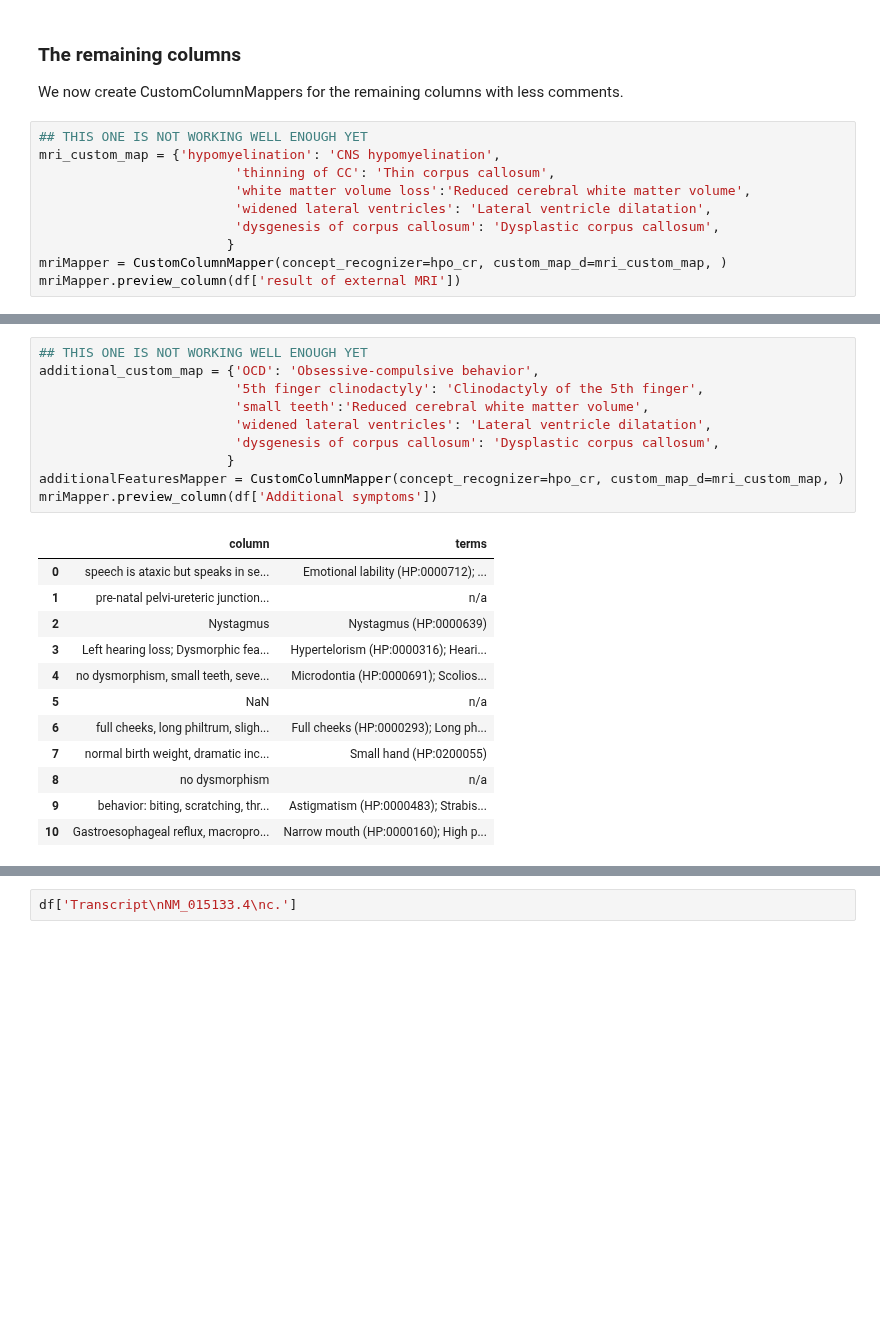
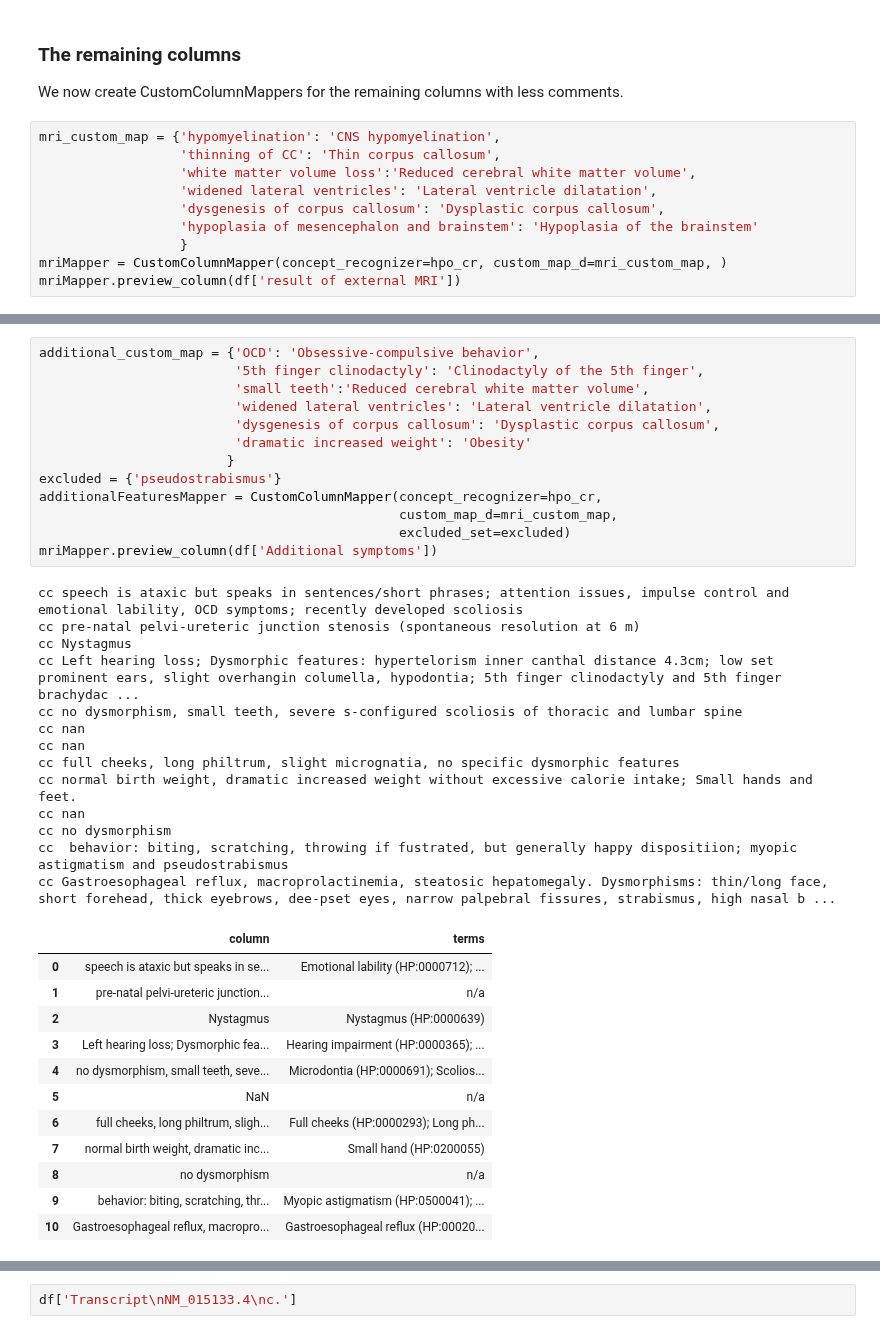
Before and after one commit to monarch-initiative/pyphetools, a Jupyter notebook: notebooks/Example_1_(rowwise_table)_MAPK8IP3.ipynb, the cells around one changed output, grey strips where cells are left out. Saved outputs shown, nothing was run; the diff lists cells and outputs as text; blank space fills up the shorter version.

```diff
--- a/notebooks/Example_1_(rowwise_table)_MAPK8IP3.ipynb
+++ b/notebooks/Example_1_(rowwise_table)_MAPK8IP3.ipynb
@@ -185,13 +227,13 @@ severityOfIdMapper.preview_column(df['severity of ID'])
 <h3>The remaining columns</h3>
 <p>We now create CustomColumnMappers for the remaining columns with less comments.</p>
 # %%
-## THIS ONE IS NOT WORKING WELL ENOUGH YET
 mri_custom_map = {'hypomyelination': 'CNS hypomyelination',
-                         'thinning of CC': 'Thin corpus callosum',
-                         'white matter volume loss':'Reduced cerebral white matter volume',
-                         'widened lateral ventricles': 'Lateral ventricle dilatation',
-                         'dysgenesis of corpus callosum': 'Dysplastic corpus callosum',
-                        }
+                  'thinning of CC': 'Thin corpus callosum',
+                  'white matter volume loss':'Reduced cerebral white matter volume',
+                  'widened lateral ventricles': 'Lateral ventricle dilatation',
+                  'dysgenesis of corpus callosum': 'Dysplastic corpus callosum',
+                  'hypoplasia of mesencephalon and brainstem': 'Hypoplasia of the brainstem'
+                  }
 mriMapper = CustomColumnMapper(concept_recognizer=hpo_cr, custom_map_d=mri_custom_map, )
 mriMapper.preview_column(df['result of external MRI'])
 # %% [output]
@@ -209,26 +266,42 @@ mriMapper.preview_column(df['result of external MRI'])
 | 10 | Enlargement of the posterior port... | n/a |
 # %%
-## THIS ONE IS NOT WORKING WELL ENOUGH YET
 additional_custom_map = {'OCD': 'Obsessive-compulsive behavior',
                          '5th finger clinodactyly': 'Clinodactyly of the 5th finger',
                          'small teeth':'Reduced cerebral white matter volume',
                          'widened lateral ventricles': 'Lateral ventricle dilatation',
                          'dysgenesis of corpus callosum': 'Dysplastic corpus callosum',
+                         'dramatic increased weight': 'Obesity'
                         }
-additionalFeaturesMapper = CustomColumnMapper(concept_recognizer=hpo_cr, custom_map_d=mri_custom_map, )
+excluded = {'pseudostrabismus'}
+additionalFeaturesMapper = CustomColumnMapper(concept_recognizer=hpo_cr,
+                                              custom_map_d=mri_custom_map,
+                                              excluded_set=excluded)
 mriMapper.preview_column(df['Additional symptoms'])
 # %% [output]
+cc speech is ataxic but speaks in sentences/short phrases; attention issues, impulse control and emotional lability, OCD symptoms; recently developed scoliosis
+cc pre-natal pelvi-ureteric junction stenosis (spontaneous resolution at 6 m)
+cc Nystagmus
+cc Left hearing loss; Dysmorphic features: hypertelorism inner canthal distance 4.3cm; low set prominent ears, slight overhangin columella, hypodontia; 5th finger clinodactyly and 5th finger brachydac ...
+cc no dysmorphism, small teeth, severe s-configured scoliosis of thoracic and lumbar spine
+cc nan
+cc nan
+cc full cheeks, long philtrum, slight micrognatia, no specific dysmorphic features
+cc normal birth weight, dramatic increased weight without excessive calorie intake; Small hands and feet.
+cc nan
+cc no dysmorphism
+cc  behavior: biting, scratching, throwing if fustrated, but generally happy dispositiion; myopic astigmatism and pseudostrabismus
+cc Gastroesophageal reflux, macroprolactinemia, steatosic hepatomegaly. Dysmorphisms: thin/long face, short forehead, thick eyebrows, dee-pset eyes, narrow palpebral fissures, strabismus, high nasal b ...
 |  | column | terms |
 | 0 | speech is ataxic but speaks in se... | Emotional lability (HP:0000712); ... |
 | 1 | pre-natal pelvi-ureteric junction... | n/a |
 | 2 | Nystagmus | Nystagmus (HP:0000639) |
-| 3 | Left hearing loss; Dysmorphic fea... | Hypertelorism (HP:0000316); Heari... |
+| 3 | Left hearing loss; Dysmorphic fea... | Hearing impairment (HP:0000365); ... |
 | 4 | no dysmorphism, small teeth, seve... | Microdontia (HP:0000691); Scolios... |
 | 5 | NaN | n/a |
 | 6 | full cheeks, long philtrum, sligh... | Full cheeks (HP:0000293); Long ph... |
 | 7 | normal birth weight, dramatic inc... | Small hand (HP:0200055) |
 | 8 | no dysmorphism | n/a |
-| 9 | behavior: biting, scratching, thr... | Astigmatism (HP:0000483); Strabis... |
-| 10 | Gastroesophageal reflux, macropro... | Narrow mouth (HP:0000160); High p... |
+| 9 | behavior: biting, scratching, thr... | Myopic astigmatism (HP:0500041); ... |
+| 10 | Gastroesophageal reflux, macropro... | Gastroesophageal reflux (HP:00020... |
 # %% [markdown]
 <H1>Mapping variants</H1>
```
Also changed, not shown: parts of 15 cells of this notebook, 11 other files.
